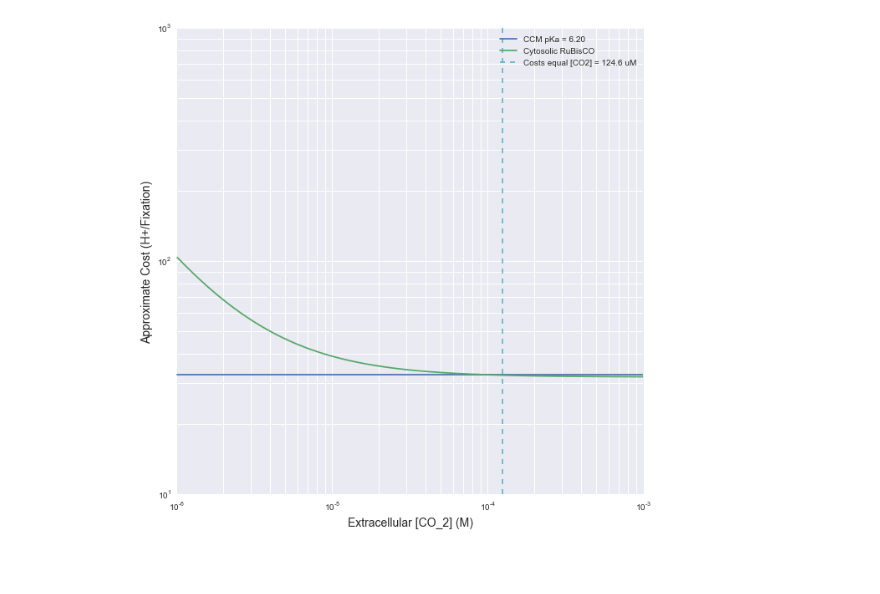
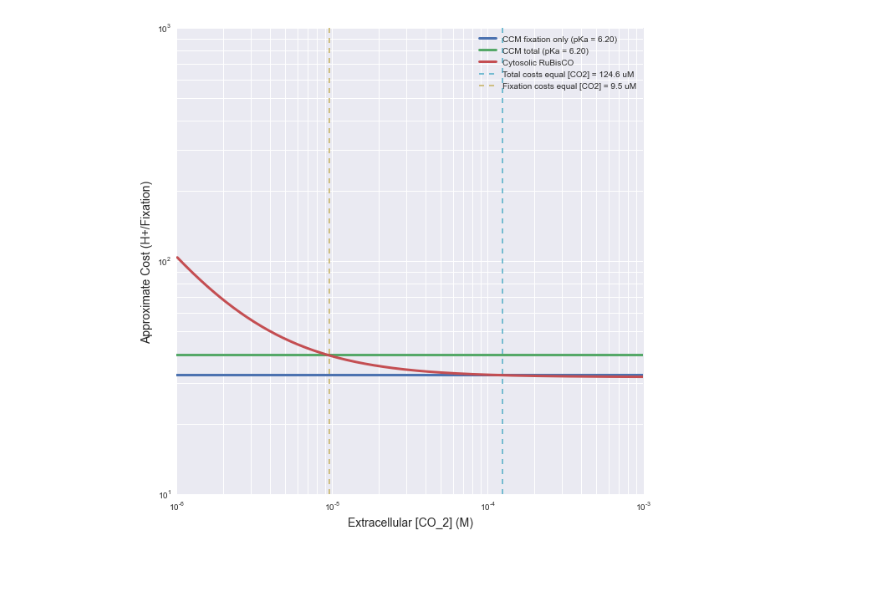
Before and after one commit to niallmm/ccm_Trichodesmium, a Jupyter notebook: python/ipython_notebooks/CCM vs RuBisCO Sanity Check.ipynb, the cells around one changed output. Drawn from its saved outputs; the diff is of its cells as text; code cells hidden in the pictures.

Commit message:
Show cost +7 for transport associated costs.

```diff
--- a/python/ipython_notebooks/CCM vs RuBisCO Sanity Check.ipynb
+++ b/python/ipython_notebooks/CCM vs RuBisCO Sanity Check.ipynb
@@ -30,8 +30,10 @@ class RuBisCOParams(object):
     def vs(self, co2, o2):
         """Concentrations in micromolar.
         """
-        vc = (self.V * self.vmax_c) / (1.0 + (self.km_c / co2) + (self.km_c * o2 / (self.km_o * co2)))
-        vo = (self.V * self.vmax_o) / (1.0 + (self.km_o / o2) + (self.km_o * co2 / (self.km_c * o2)))
+        vc = ((self.V * self.vmax_c) /
+              (1.0 + (self.km_c / co2) + (self.km_c * o2 / (self.km_o * co2))))
+        vo = ((self.V * self.vmax_o) /
+              (1.0 + (self.km_o / o2) + (self.km_o * co2 / (self.km_c * o2))))
         return vc, vo
 
     def cost(self, co2, o2):
@@ -77,8 +79,9 @@ pH_in = 8.0
 # * In both cases, O2 at RuBisCO is ambient.
 pKs = np.arange(6.1, 6.3, 0.1)
 co2_in_ccm = hco3_in_ccm / (10**(pH_in - pKs))
-cost_ccm = Rub_cbsome.cost(co2_in_ccm, o2_ext)
+cost_ccm_fixation = Rub_cbsome.cost(co2_in_ccm, o2_ext)
+cost_ccm = cost_ccm_fixation + 7.0
 cost_cyto = Rub_cyto.cost(co2_ext, o2_ext)
 
+co2_equal_fixation = co2_ext[np.where(cost_cyto <= cost_ccm_fixation[1])].min()
 co2_equal = co2_ext[np.where(cost_cyto <= cost_ccm[1])].min()
-print co2_equal
@@ -99,16 +88,22 @@ print co2_equal
 # %%
 pylab.figure(figsize=(10,10))
 palette = seaborn.color_palette()
 pylab.yscale('log')
 pylab.xscale('log')
+
+pylab.plot(co2_ext * 1e-6, np.ones(co2_ext.size) * cost_ccm_fixation[1],
+           label='CCM fixation only (pKa = %.2f)' % pKs[1], lw=3)
 pylab.plot(co2_ext * 1e-6, np.ones(co2_ext.size) * cost_ccm[1],
-           label='CCM pKa = %.2f' % pKs[1])
-pylab.plot(co2_ext * 1e-6, cost_cyto, label='Cytosolic RuBisCO')
-pylab.axvline(co2_equal * 1e-6, ls='--', color=palette[-1], label='Costs equal [CO2] = %.1f uM' % co2_equal)
+           label='CCM total (pKa = %.2f)' % pKs[1], lw=3)
+pylab.plot(co2_ext * 1e-6, cost_cyto, label='Cytosolic RuBisCO', lw=3)
+
+pylab.axvline(co2_equal_fixation * 1e-6, ls='--', color=palette[-1],
+              label='Total costs equal [CO2] = %.1f uM' % co2_equal_fixation)
+pylab.axvline(co2_equal * 1e-6, ls='--', color=palette[-2], label='Fixation costs equal [CO2] = %.1f uM' % co2_equal)
 pylab.xlabel('Extracellular [CO_2] (M)', fontsize=14)
 pylab.ylabel('Approximate Cost (H+/Fixation)', fontsize=14)
 pylab.legend()
 pylab.xlim(1e-6, 1e-3)
 pylab.show()
 # %% [output]
-[figure, old version]
+[figure, new version]
```
Also changed, not shown: parts of 1 cell of this notebook.
